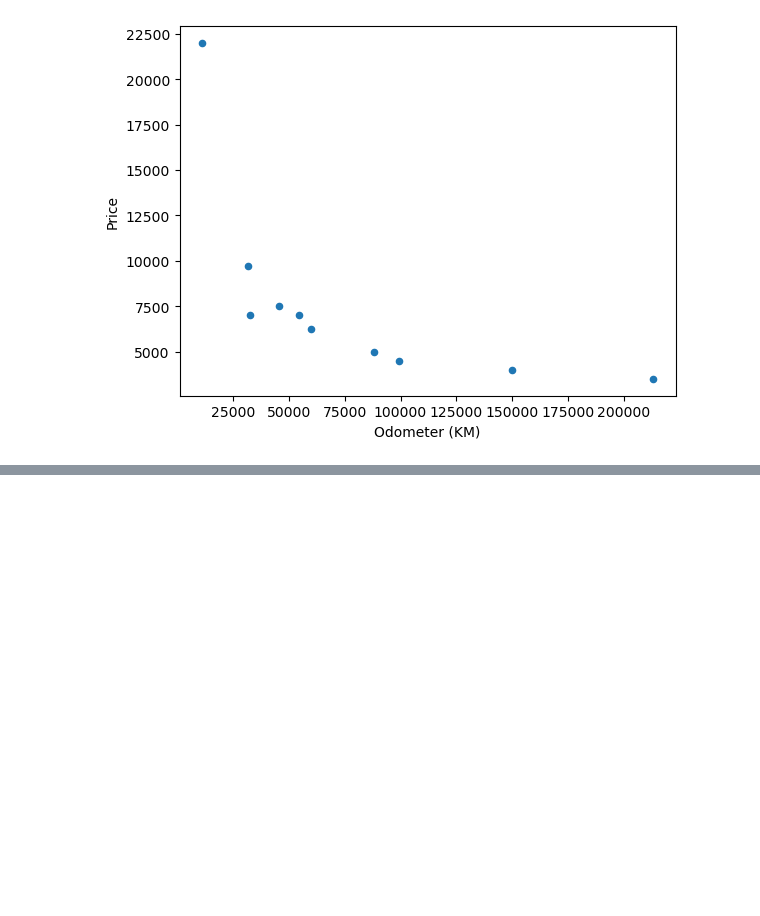
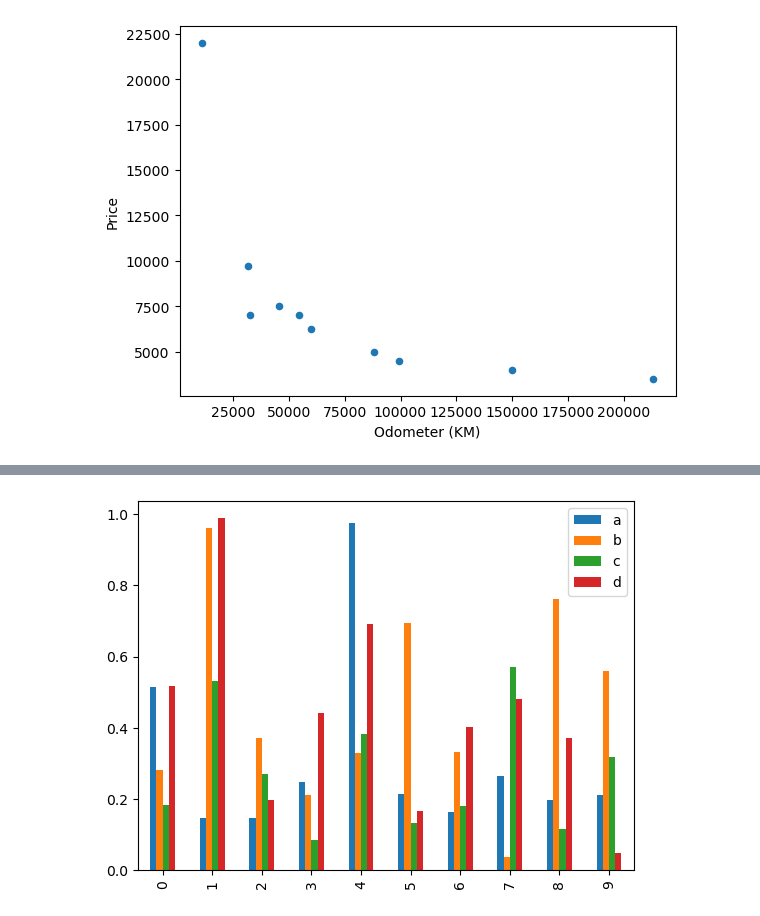
Before and after one commit to sserges/sample_project, a Jupyter notebook: intro-matplot.ipynb, the cells around one changed output, grey strips where cells are left out. Drawn from its saved outputs; the diff is of its cells as text; code cells hidden in the pictures; blank space fills up the shorter version.

```diff
--- a/intro-matplot.ipynb
+++ b/intro-matplot.ipynb
@@ -276,0 +295,4 @@ str
+# %%
+df.plot(kind="bar");
+# %% [output]
+[figure, added]
```
Also changed, not shown: parts of 7 cells of this notebook.
